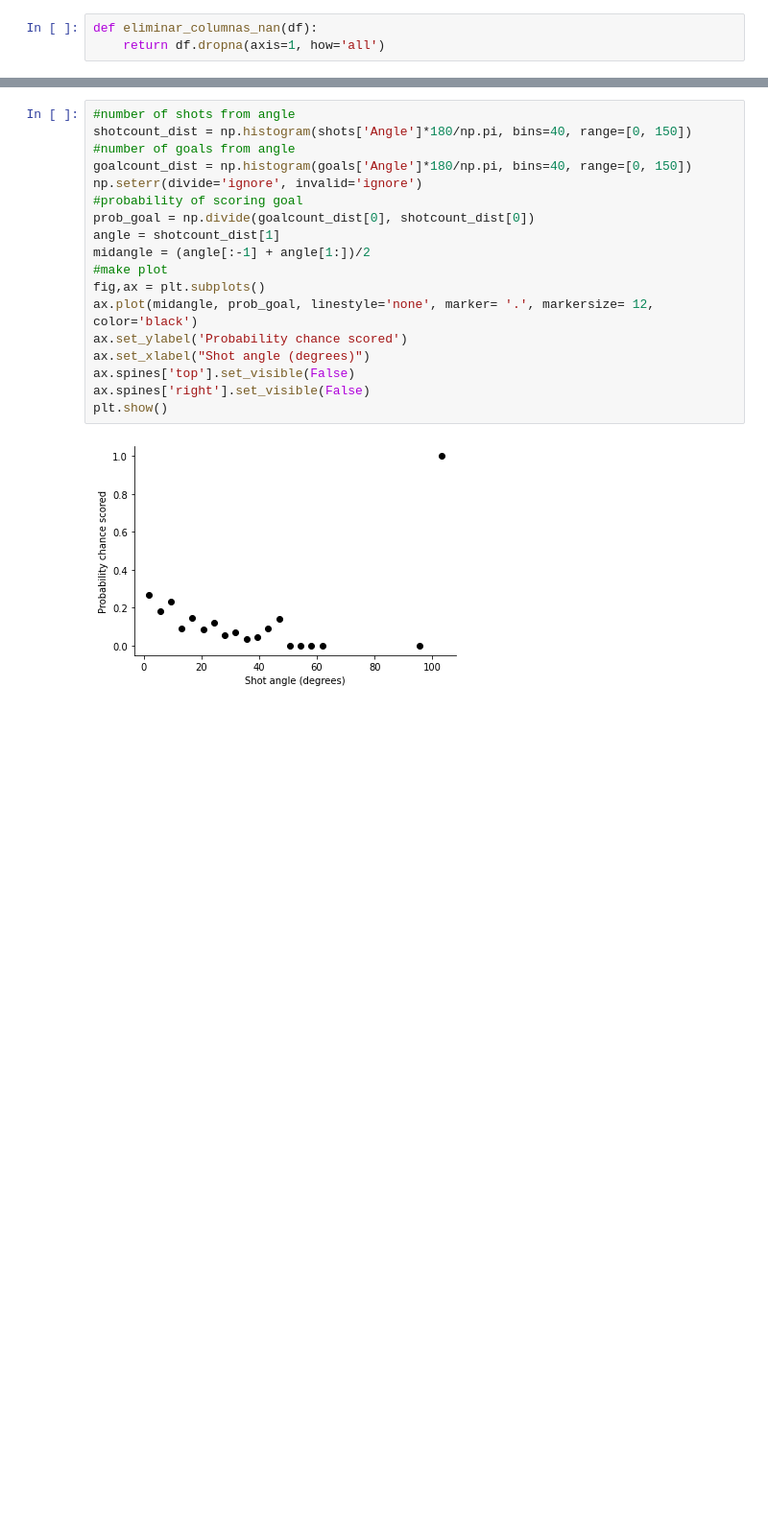
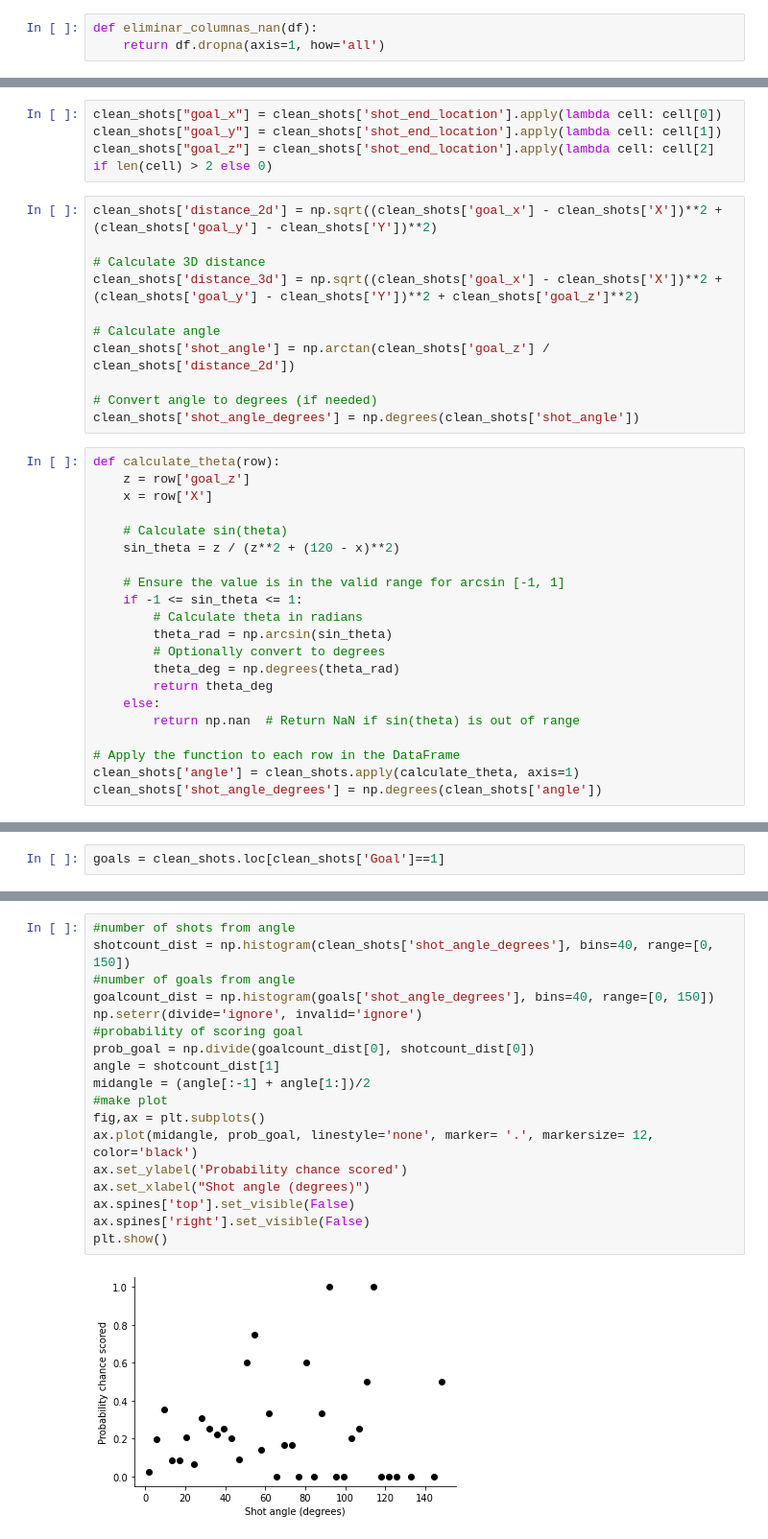
Before and after one commit to luisalawson/proyecto-TD8, a Jupyter notebook: BayerLeverkusenxG.ipynb, the cells around one changed output, grey strips where cells are left out. Shown at 96% size. Saved outputs shown, nothing was run; the diff lists cells and outputs as text; blank space fills up the shorter version.

```diff
--- a/BayerLeverkusenxG.ipynb
+++ b/BayerLeverkusenxG.ipynb
@@ -179,0 +90,36 @@ plt.show()
+# %%
+clean_shots["goal_x"] = clean_shots['shot_end_location'].apply(lambda cell: cell[0])
+clean_shots["goal_y"] = clean_shots['shot_end_location'].apply(lambda cell: cell[1])
+clean_shots["goal_z"] = clean_shots['shot_end_location'].apply(lambda cell: cell[2] if len(cell) > 2 else 0)
+# %%
+clean_shots['distance_2d'] = np.sqrt((clean_shots['goal_x'] - clean_shots['X'])**2 + (clean_shots['goal_y'] - clean_shots['Y'])**2)
+
+# Calculate 3D distance
+clean_shots['distance_3d'] = np.sqrt((clean_shots['goal_x'] - clean_shots['X'])**2 + (clean_shots['goal_y'] - clean_shots['Y'])**2 + clean_shots['goal_z']**2)
+
+# Calculate angle
+clean_shots['shot_angle'] = np.arctan(clean_shots['goal_z'] / clean_shots['distance_2d'])
+
+# Convert angle to degrees (if needed)
+clean_shots['shot_angle_degrees'] = np.degrees(clean_shots['shot_angle'])
+# %%
+def calculate_theta(row):
+    z = row['goal_z']
+    x = row['X']
+
+    # Calculate sin(theta)
+    sin_theta = z / (z**2 + (120 - x)**2)
+
+    # Ensure the value is in the valid range for arcsin [-1, 1]
+    if -1 <= sin_theta <= 1:
+        # Calculate theta in radians
+        theta_rad = np.arcsin(sin_theta)
+        # Optionally convert to degrees
+        theta_deg = np.degrees(theta_rad)
+        return theta_deg
+    else:
+        return np.nan  # Return NaN if sin(theta) is out of range
+
+# Apply the function to each row in the DataFrame
+clean_shots['angle'] = clean_shots.apply(calculate_theta, axis=1)
+clean_shots['shot_angle_degrees'] = np.degrees(clean_shots['angle'])
@@ -180,2 +142,4 @@ plt.show()
+# %%
+goals = clean_shots.loc[clean_shots['Goal']==1]
 # %%
 #first 200 shots
@@ -210,20 +159,20 @@ Name: Angle, Length: 86, dtype: float64>
 # %%
 #number of shots from angle
-shotcount_dist = np.histogram(shots['Angle']*180/np.pi, bins=40, range=[0, 150])
+shotcount_dist = np.histogram(clean_shots['shot_angle_degrees'], bins=40, range=[0, 150])
 #number of goals from angle
-goalcount_dist = np.histogram(goals['Angle']*180/np.pi, bins=40, range=[0, 150])
+goalcount_dist = np.histogram(goals['shot_angle_degrees'], bins=40, range=[0, 150])
 np.seterr(divide='ignore', invalid='ignore')
 #probability of scoring goal
 prob_goal = np.divide(goalcount_dist[0], shotcount_dist[0])
 angle = shotcount_dist[1]
 midangle = (angle[:-1] + angle[1:])/2
 #make plot
 fig,ax = plt.subplots()
 ax.plot(midangle, prob_goal, linestyle='none', marker= '.', markersize= 12, color='black')
 ax.set_ylabel('Probability chance scored')
 ax.set_xlabel("Shot angle (degrees)")
 ax.spines['top'].set_visible(False)
 ax.spines['right'].set_visible(False)
 plt.show()
 # %% [output]
-[figure, old version]
+[figure, new version]
```
Also changed, not shown: parts of 24 cells of this notebook.
